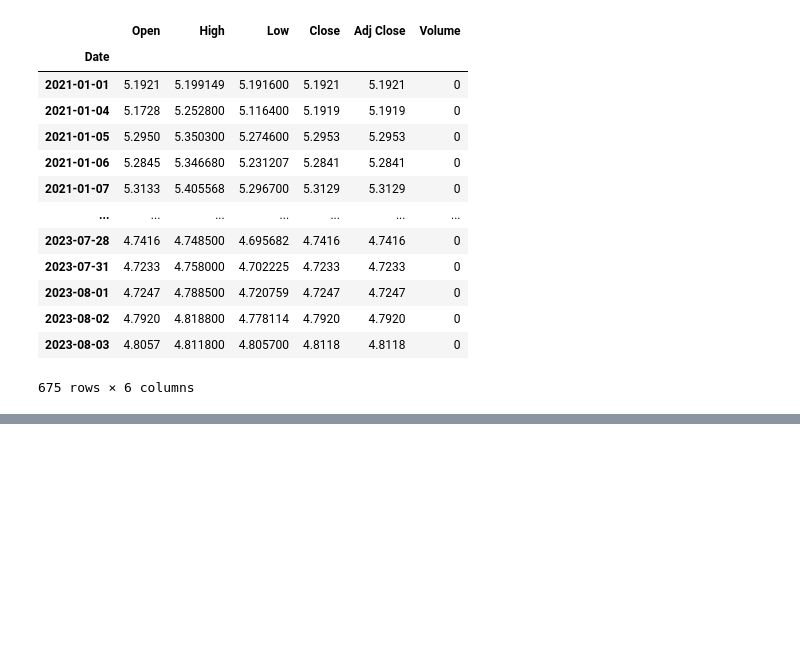
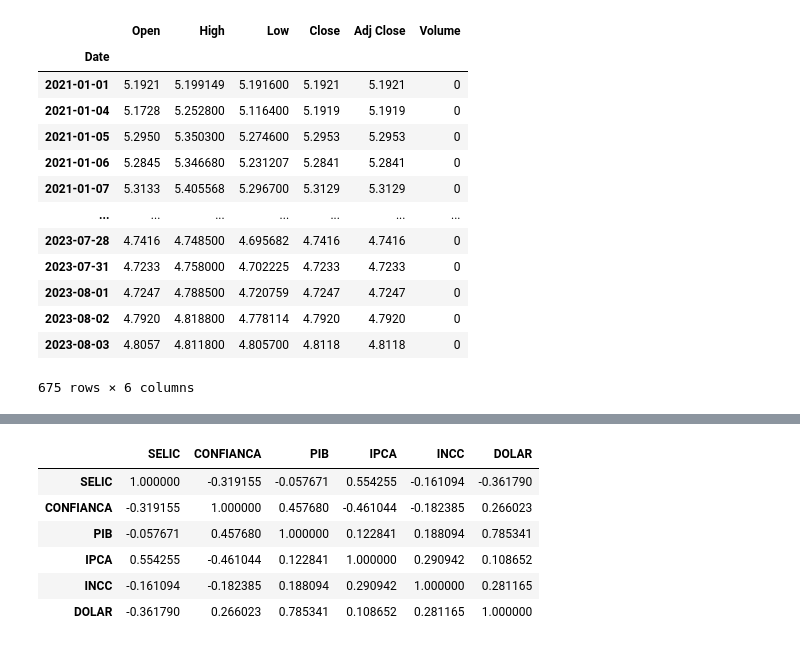
Before and after one commit to wpsilva/Macro, a Jupyter notebook: macro.ipynb, the cells around one changed output, grey strips where cells are left out. Drawn from its saved outputs; the diff is of its cells as text; code cells hidden in the pictures; blank space fills up the shorter version.

```diff
--- a/macro.ipynb
+++ b/macro.ipynb
@@ -307,0 +346,10 @@ AttributeError: 'DataFrame' object has no attribute 'close'
+# %%
+matrix_correlacao
+# %% [output]
+|  | SELIC | CONFIANCA | PIB | IPCA | INCC | DOLAR |
+| SELIC | 1.000000 | -0.319155 | -0.057671 | 0.554255 | -0.161094 | -0.361790 |
+| CONFIANCA | -0.319155 | 1.000000 | 0.457680 | -0.461044 | -0.182385 | 0.266023 |
+| PIB | -0.057671 | 0.457680 | 1.000000 | 0.122841 | 0.188094 | 0.785341 |
+| IPCA | 0.554255 | -0.461044 | 0.122841 | 1.000000 | 0.290942 | 0.108652 |
+| INCC | -0.161094 | -0.182385 | 0.188094 | 0.290942 | 1.000000 | 0.281165 |
+| DOLAR | -0.361790 | 0.266023 | 0.785341 | 0.108652 | 0.281165 | 1.000000 |
```
Also changed, not shown: parts of 11 cells of this notebook.
